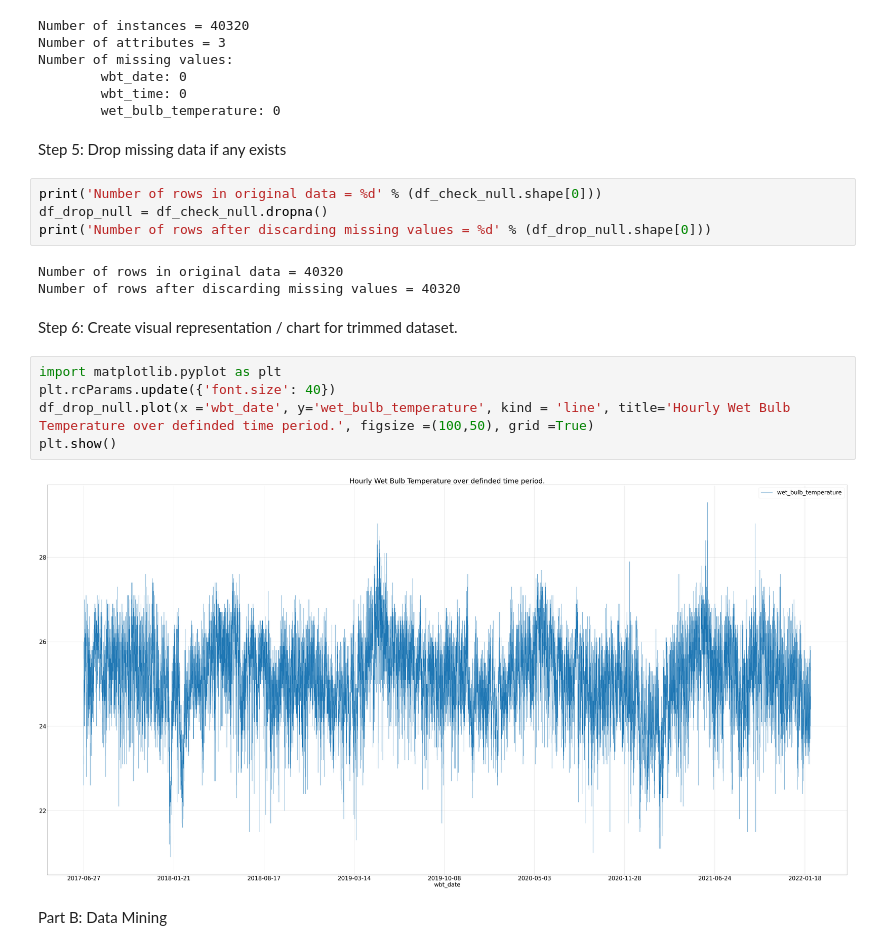
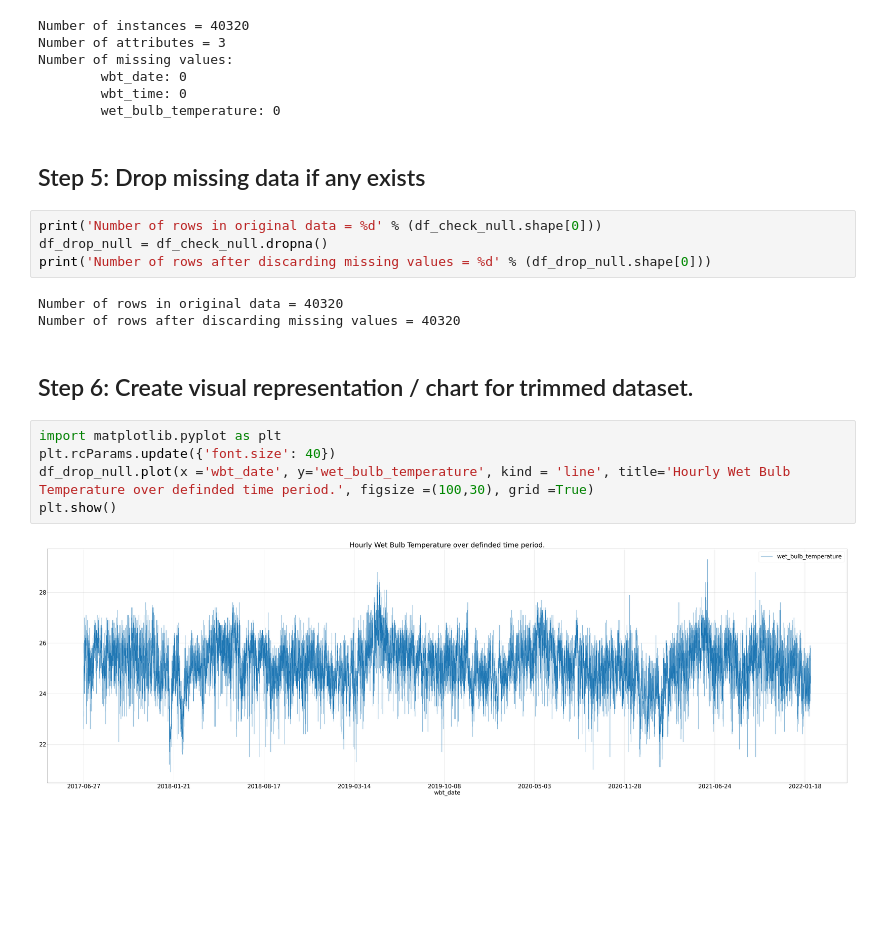
Before and after one commit to Bcwz/Capstone_Wearable_IoT, a Jupyter notebook: Machine_Learning/training_model.ipynb, the cells around one changed output. Saved outputs shown, nothing was run; the diff lists cells and outputs as text; blank space fills up the shorter version.

```diff
--- a/Machine_Learning/training_model.ipynb
+++ b/Machine_Learning/training_model.ipynb
@@ -79,7 +79,7 @@ Number of missing values:
         wbt_time: 0
         wet_bulb_temperature: 0
 # %% [markdown]
-Step 5: Drop missing data if any exists
+## Step 5: Drop missing data if any exists
 # %%
 print('Number of rows in original data = %d' % (df_check_null.shape[0]))
 df_drop_null = df_check_null.dropna()
@@ -88,13 +88,11 @@ print('Number of rows after discarding missing values = %d' % (df_drop_null.shap
 Number of rows in original data = 40320
 Number of rows after discarding missing values = 40320
 # %% [markdown]
-Step 6: Create visual representation / chart for trimmed dataset.
+## Step 6: Create visual representation / chart for trimmed dataset.
 # %%
 import matplotlib.pyplot as plt
 plt.rcParams.update({'font.size': 40})
-df_drop_null.plot(x ='wbt_date', y='wet_bulb_temperature', kind = 'line', title='Hourly Wet Bulb Temperature over definded time period.', figsize =(100,50), grid =True)
+df_drop_null.plot(x ='wbt_date', y='wet_bulb_temperature', kind = 'line', title='Hourly Wet Bulb Temperature over definded time period.', figsize =(100,30), grid =True)
 plt.show()
 # %% [output]
-[figure, old version]
+[figure, new version]
-# %% [markdown]
-Part B: Data Mining
```
Also changed, not shown: parts of 38 cells of this notebook, 1 other file.
